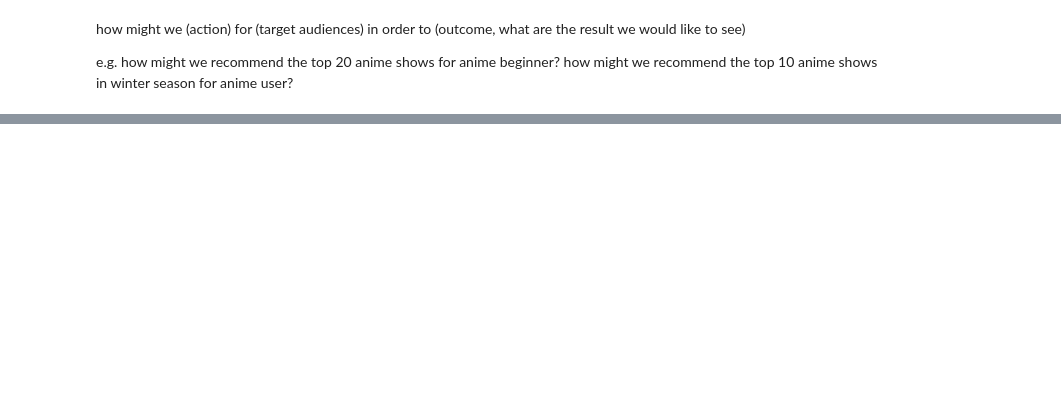
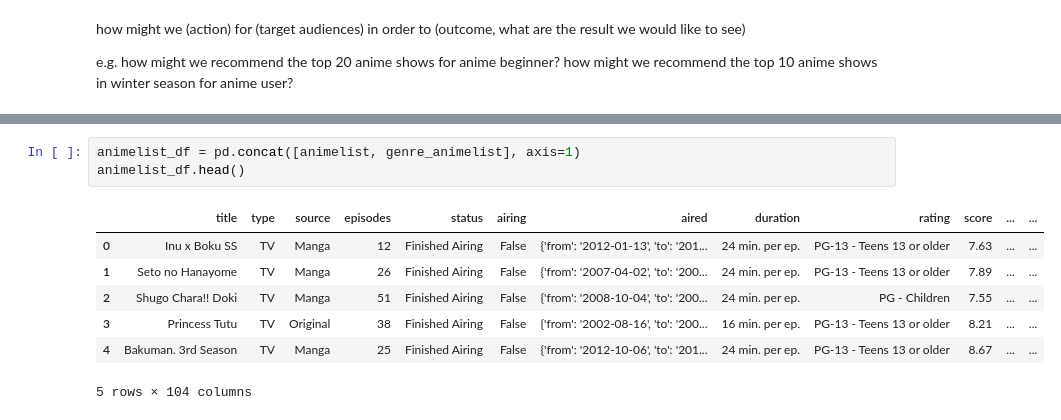
Before and after one commit to TanGuiShan/mini_project, a Jupyter notebook: Data import.ipynb, the cells around one changed output, grey strips where cells are left out. Drawn from its saved outputs; the diff is of its cells as text; blank space fills up the shorter version.

```diff
--- a/Data import.ipynb
+++ b/Data import.ipynb
@@ -182,0 +395,11 @@ how might we recommend the top 10 anime shows in winter season for anime user?
+# %%
+animelist_df = pd.concat([animelist, genre_animelist], axis=1)
+animelist_df.head()
+# %% [output]
+|  | title | type | source | episodes | status | airing | aired | duration | rating | score | ... | ... |
+| 0 | Inu x Boku SS | TV | Manga | 12 | Finished Airing | False | {'from': '2012-01-13', 'to': '201... | 24 min. per ep. | PG-13 - Teens 13 or older | 7.63 | ... | ... |
+| 1 | Seto no Hanayome | TV | Manga | 26 | Finished Airing | False | {'from': '2007-04-02', 'to': '200... | 24 min. per ep. | PG-13 - Teens 13 or older | 7.89 | ... | ... |
+| 2 | Shugo Chara!! Doki | TV | Manga | 51 | Finished Airing | False | {'from': '2008-10-04', 'to': '200... | 24 min. per ep. | PG - Children | 7.55 | ... | ... |
+| 3 | Princess Tutu | TV | Original | 38 | Finished Airing | False | {'from': '2002-08-16', 'to': '200... | 16 min. per ep. | PG-13 - Teens 13 or older | 8.21 | ... | ... |
+| 4 | Bakuman. 3rd Season | TV | Manga | 25 | Finished Airing | False | {'from': '2012-10-06', 'to': '201... | 24 min. per ep. | PG-13 - Teens 13 or older | 8.67 | ... | ... |
+5 rows × 104 columns
```
Also changed, not shown: parts of 29 cells of this notebook.
